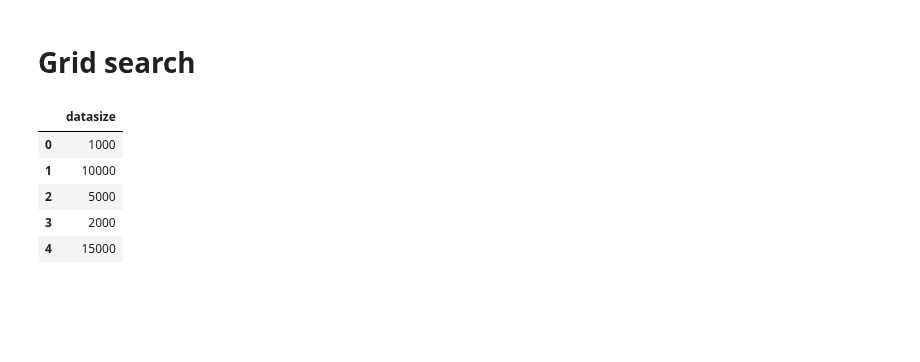
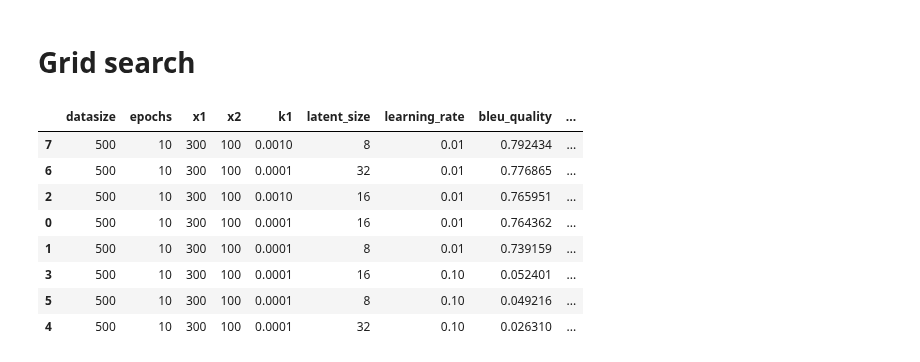
Before and after one commit to sonos/automatic-data-generation, a Jupyter notebook: automatic_data_generation/data-generation.ipynb, the cells around one changed output. Cells and saved outputs as stored; diff of their text form; code cells hidden in the pictures; blank space fills up the shorter version.

```diff
--- a/automatic_data_generation/data-generation.ipynb
+++ b/automatic_data_generation/data-generation.ipynb
@@ -347,16 +332,27 @@ runs = []
 for filename in os.listdir('.'):
     if filename.endswith('.pkl'):
         runs.append(torch.load(filename))
-# %%
-args_dic = {}
-for arg_name in runs[0]['args'].__dict__.keys():
-    args_dic[arg_name] = [getattr(run['args'], arg_name) for run in runs]
-args_dic
-pd.DataFrame(args_dic, columns=['datasize'])
-# %% [output]
-|  | datasize |
-| 0 | 1000 |
-| 1 | 10000 |
-| 2 | 5000 |
-| 3 | 2000 |
-| 4 | 15000 |
+# %%
+data = {}
+for arg_name in runs[0]['args'].__dict__.keys():
+    data[arg_name] = [getattr(run['args'], arg_name) for run in runs]
+data['bleu_quality'] = [run['metrics']['bleu_scores']['quality']['avg'] for run in runs]
+data['bleu_diversity'] = [run['metrics']['bleu_scores']['diversity']['avg'] for run in runs]
+data['bleu_diversity'] = [run['metrics']['bleu_scores']['diversity']['avg'] for run in runs]
+data['accuracy'] = [run['metrics']['intent_accuracy'] for run in runs]
+data['raw'] = [run['metrics']['improvement']['raw_acc'] for run in runs]
+data['aug'] = [run['metrics']['improvement']['aug_acc'] for run in runs]
+
+df = pd.DataFrame(data, columns=['datasize', 'epochs', 'x1', 'x2', 'k1', 'latent_size', 'learning_rate', 'bleu_quality', 'bleu_diversity', 'accuracy', 'raw', 'aug'])
+df = df.sort_values(by = 'bleu_quality', ascending=False)
+df
+# %% [output]
+|  | datasize | epochs | x1 | x2 | k1 | latent_size | learning_rate | bleu_quality | ... |
+| 7 | 500 | 10 | 300 | 100 | 0.0010 | 8 | 0.01 | 0.792434 | ... |
+| 6 | 500 | 10 | 300 | 100 | 0.0001 | 32 | 0.01 | 0.776865 | ... |
+| 2 | 500 | 10 | 300 | 100 | 0.0010 | 16 | 0.01 | 0.765951 | ... |
+| 0 | 500 | 10 | 300 | 100 | 0.0001 | 16 | 0.01 | 0.764362 | ... |
+| 1 | 500 | 10 | 300 | 100 | 0.0001 | 8 | 0.01 | 0.739159 | ... |
+| 3 | 500 | 10 | 300 | 100 | 0.0001 | 16 | 0.10 | 0.052401 | ... |
+| 5 | 500 | 10 | 300 | 100 | 0.0001 | 8 | 0.10 | 0.049216 | ... |
+| 4 | 500 | 10 | 300 | 100 | 0.0001 | 32 | 0.10 | 0.026310 | ... |
```
Also changed, not shown: parts of 6 cells of this notebook, 3 other files.
